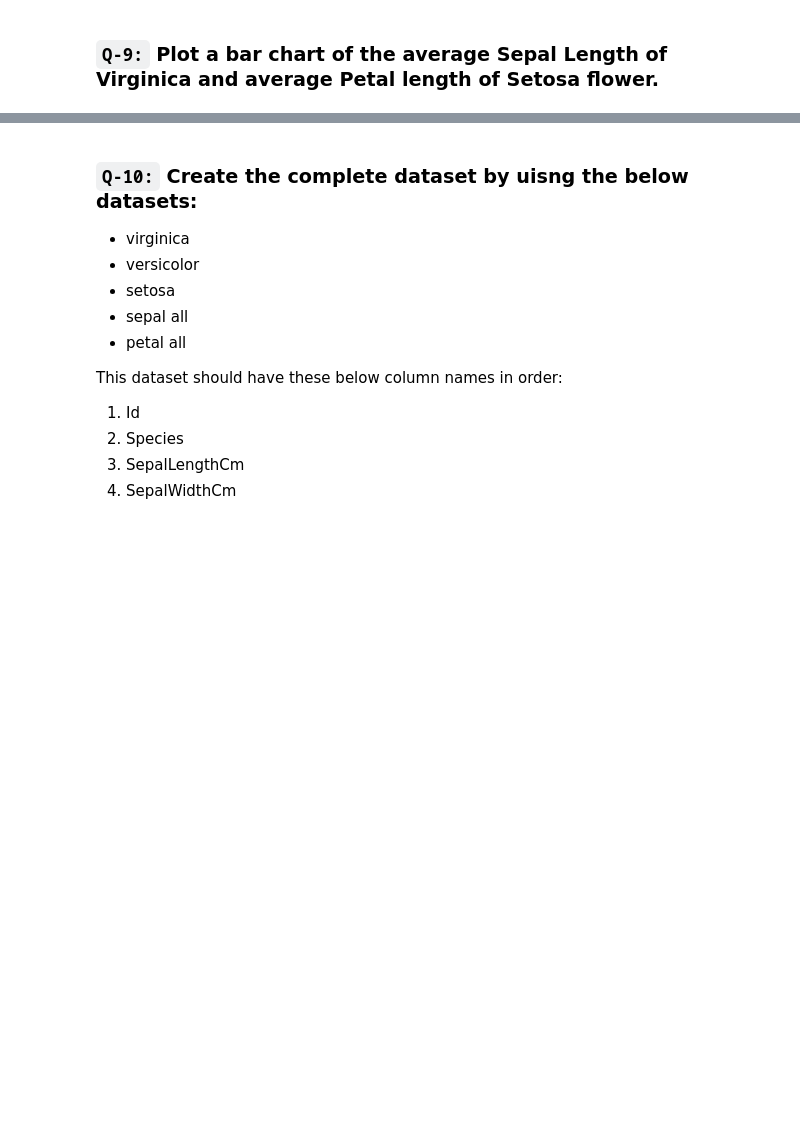
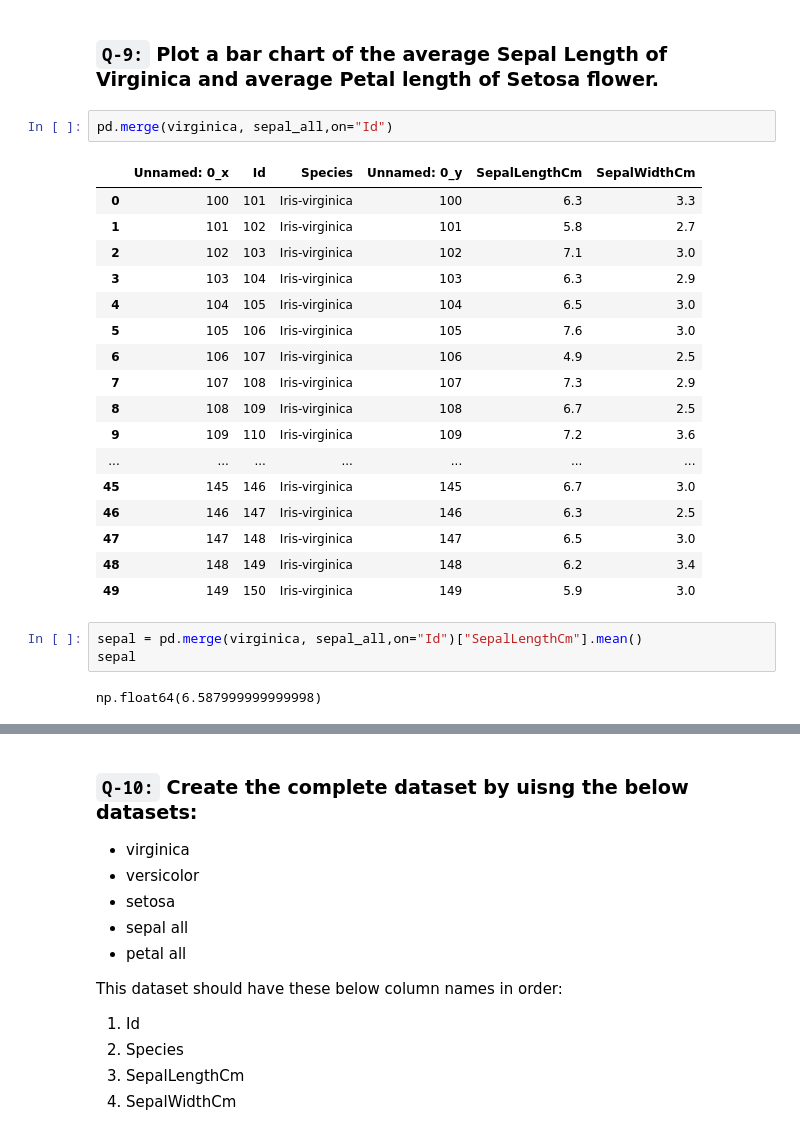
Before and after one commit to jyotirangu/DataScience, a Jupyter notebook: 13_Merging/2_task1.ipynb, the cells around one changed output, grey strips where cells are left out. Cells and saved outputs as stored; diff of their text form; blank space fills up the shorter version.

```diff
--- a/13_Merging/2_task1.ipynb
+++ b/13_Merging/2_task1.ipynb
@@ -317,2 +477,27 @@ V Kohli          112/76         nan
 # %% [markdown]
 ### `Q-9:` Plot a bar chart of the average Sepal Length  of Virginica and average Petal length of Setosa flower.
+# %%
+pd.merge(virginica, sepal_all,on="Id")
+# %% [output]
+|  | Unnamed: 0_x | Id | Species | Unnamed: 0_y | SepalLengthCm | SepalWidthCm |
+| 0 | 100 | 101 | Iris-virginica | 100 | 6.3 | 3.3 |
+| 1 | 101 | 102 | Iris-virginica | 101 | 5.8 | 2.7 |
+| 2 | 102 | 103 | Iris-virginica | 102 | 7.1 | 3.0 |
+| 3 | 103 | 104 | Iris-virginica | 103 | 6.3 | 2.9 |
+| 4 | 104 | 105 | Iris-virginica | 104 | 6.5 | 3.0 |
+| 5 | 105 | 106 | Iris-virginica | 105 | 7.6 | 3.0 |
+| 6 | 106 | 107 | Iris-virginica | 106 | 4.9 | 2.5 |
+| 7 | 107 | 108 | Iris-virginica | 107 | 7.3 | 2.9 |
+| 8 | 108 | 109 | Iris-virginica | 108 | 6.7 | 2.5 |
+| 9 | 109 | 110 | Iris-virginica | 109 | 7.2 | 3.6 |
+| ... | ... | ... | ... | ... | ... | ... |
+| 45 | 145 | 146 | Iris-virginica | 145 | 6.7 | 3.0 |
+| 46 | 146 | 147 | Iris-virginica | 146 | 6.3 | 2.5 |
+| 47 | 147 | 148 | Iris-virginica | 147 | 6.5 | 3.0 |
+| 48 | 148 | 149 | Iris-virginica | 148 | 6.2 | 3.4 |
+| 49 | 149 | 150 | Iris-virginica | 149 | 5.9 | 3.0 |
+# %%
+sepal = pd.merge(virginica, sepal_all,on="Id")["SepalLengthCm"].mean()
+sepal
+# %% [output]
+np.float64(6.587999999999998)
```
Also changed, not shown: parts of 25 cells of this notebook, 5 other files.
